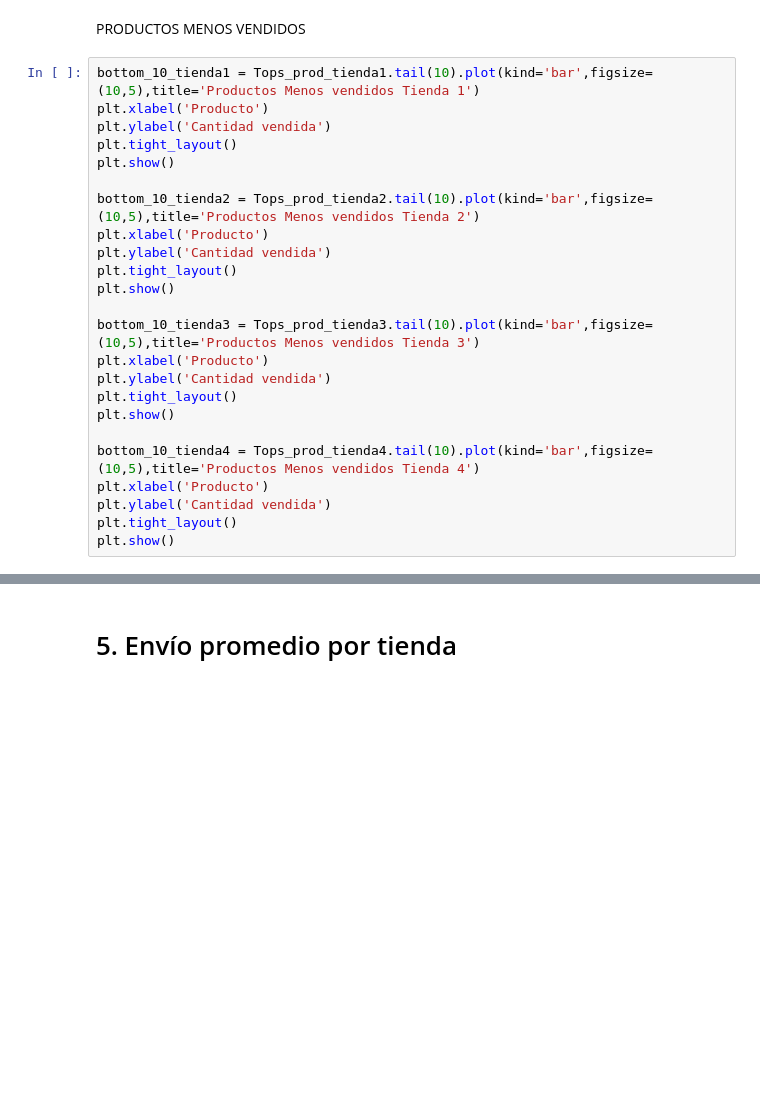
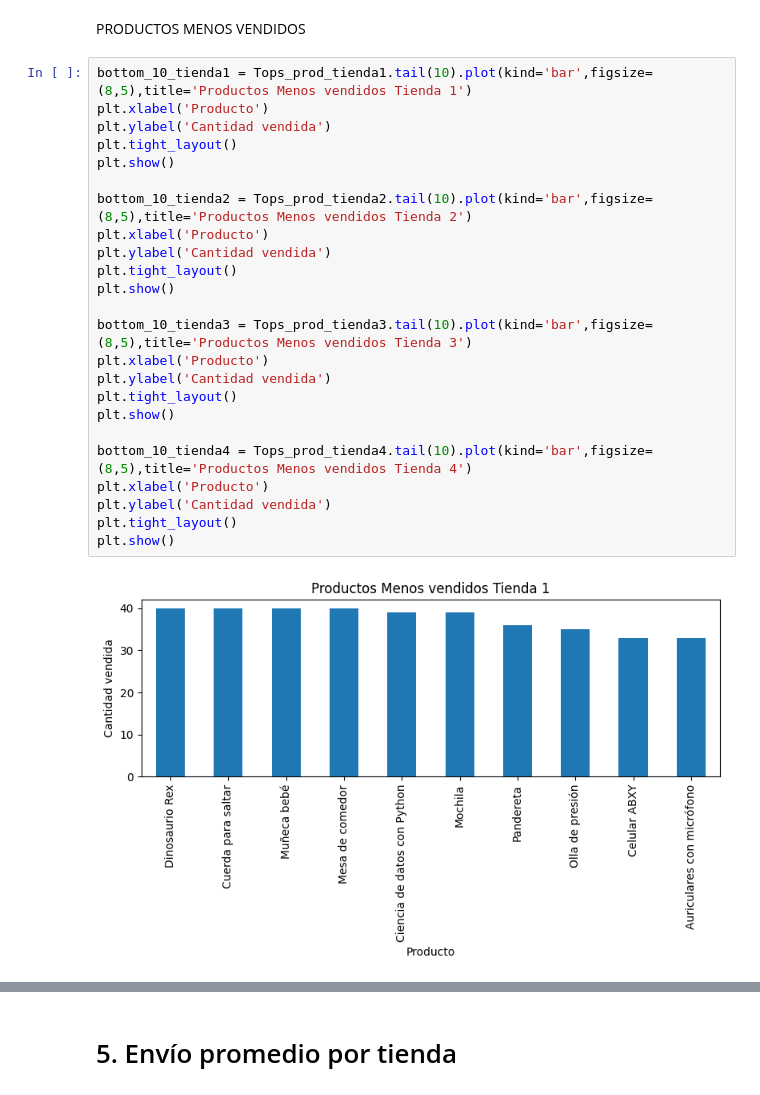
Before and after one commit to Luismrr/Primer_Challenge, a Jupyter notebook: AluraStoreLatam.ipynb, the cells around one changed output, grey strips where cells are left out. Cells and saved outputs as stored; diff of their text form; blank space fills up the shorter version.

```diff
--- a/AluraStoreLatam.ipynb
+++ b/AluraStoreLatam.ipynb
@@ -131,26 +221,28 @@ plt.show()
 # %% [markdown]
 PRODUCTOS MENOS VENDIDOS
 # %%
-bottom_10_tienda1 = Tops_prod_tienda1.tail(10).plot(kind='bar',figsize=(10,5),title='Productos Menos vendidos Tienda 1')
+bottom_10_tienda1 = Tops_prod_tienda1.tail(10).plot(kind='bar',figsize=(8,5),title='Productos Menos vendidos Tienda 1')
 plt.xlabel('Producto')
 plt.ylabel('Cantidad vendida')
 plt.tight_layout()
 plt.show()
 
-bottom_10_tienda2 = Tops_prod_tienda2.tail(10).plot(kind='bar',figsize=(10,5),title='Productos Menos vendidos Tienda 2')
+bottom_10_tienda2 = Tops_prod_tienda2.tail(10).plot(kind='bar',figsize=(8,5),title='Productos Menos vendidos Tienda 2')
 plt.xlabel('Producto')
 plt.ylabel('Cantidad vendida')
 plt.tight_layout()
 plt.show()
 
-bottom_10_tienda3 = Tops_prod_tienda3.tail(10).plot(kind='bar',figsize=(10,5),title='Productos Menos vendidos Tienda 3')
+bottom_10_tienda3 = Tops_prod_tienda3.tail(10).plot(kind='bar',figsize=(8,5),title='Productos Menos vendidos Tienda 3')
 plt.xlabel('Producto')
 plt.ylabel('Cantidad vendida')
 plt.tight_layout()
 plt.show()
 
-bottom_10_tienda4 = Tops_prod_tienda4.tail(10).plot(kind='bar',figsize=(10,5),title='Productos Menos vendidos Tienda 4')
+bottom_10_tienda4 = Tops_prod_tienda4.tail(10).plot(kind='bar',figsize=(8,5),title='Productos Menos vendidos Tienda 4')
 plt.xlabel('Producto')
 plt.ylabel('Cantidad vendida')
 plt.tight_layout()
 plt.show()
+# %% [output]
+[figure, added]
```
Also changed, not shown: parts of 22 cells of this notebook.
